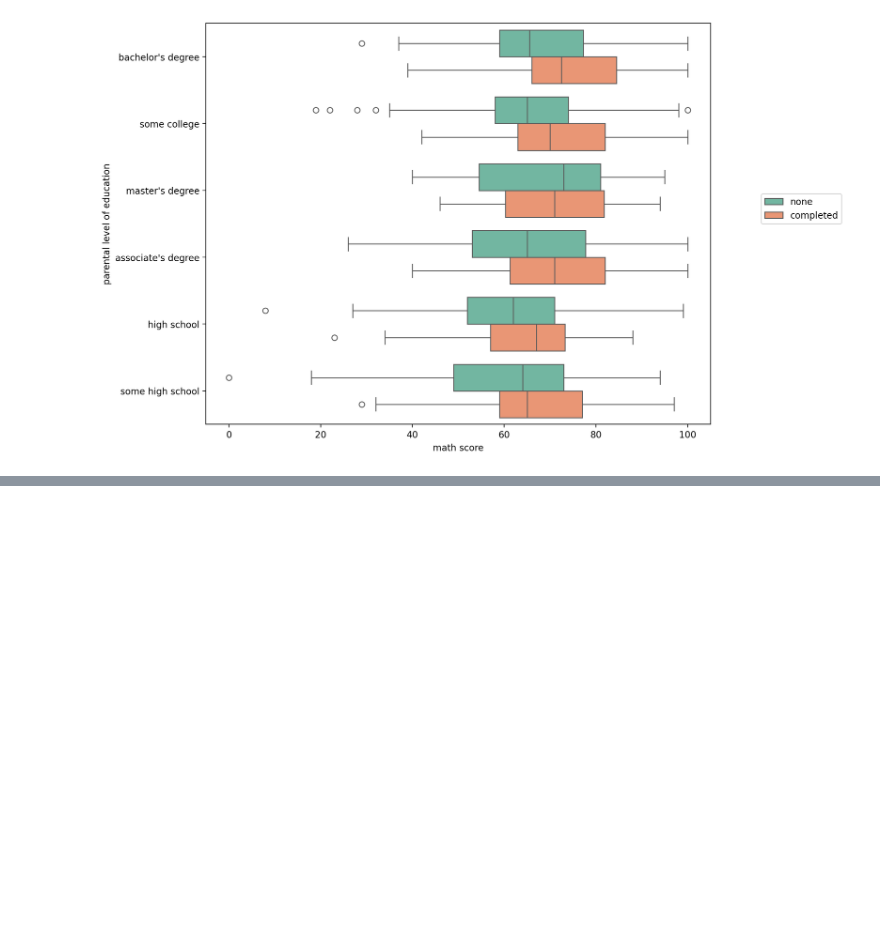
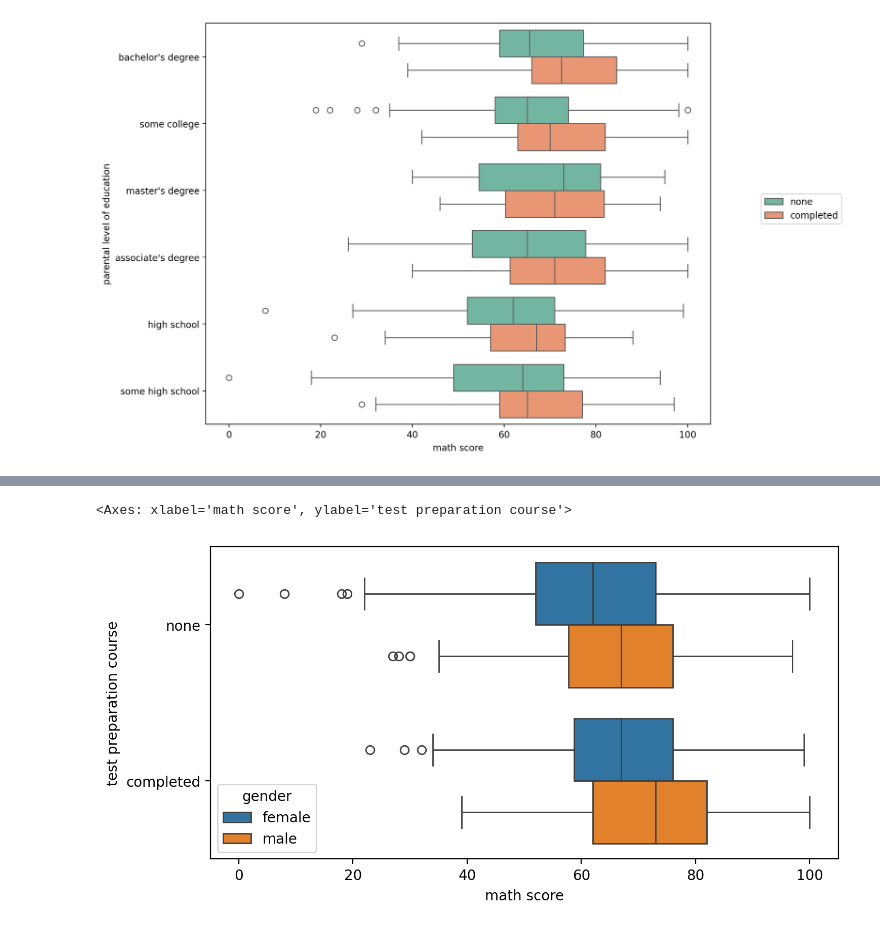
Before and after one commit to che711/DS_ML_course, a Jupyter notebook: lesson5_Seaborn/lesson4_categorical_plots_part2.ipynb, the cells around one changed output, grey strips where cells are left out. Cells and saved outputs as stored; diff of their text form; code cells hidden in the pictures; blank space fills up the shorter version.

```diff
--- a/lesson5_Seaborn/lesson4_categorical_plots_part2.ipynb
+++ b/lesson5_Seaborn/lesson4_categorical_plots_part2.ipynb
@@ -31,0 +47,7 @@ plt.legend(loc=(1.1,0.5));
+# %%
+plt.figure(figsize=(8,4), dpi=200)
+sns.boxplot(data=df, x='math score', y='test preparation course',
+             hue='gender')
+# %% [output]
+<Axes: xlabel='math score', ylabel='test preparation course'>
+[figure, added]
```
Also changed, not shown: parts of 3 cells of this notebook, 1 other file.
